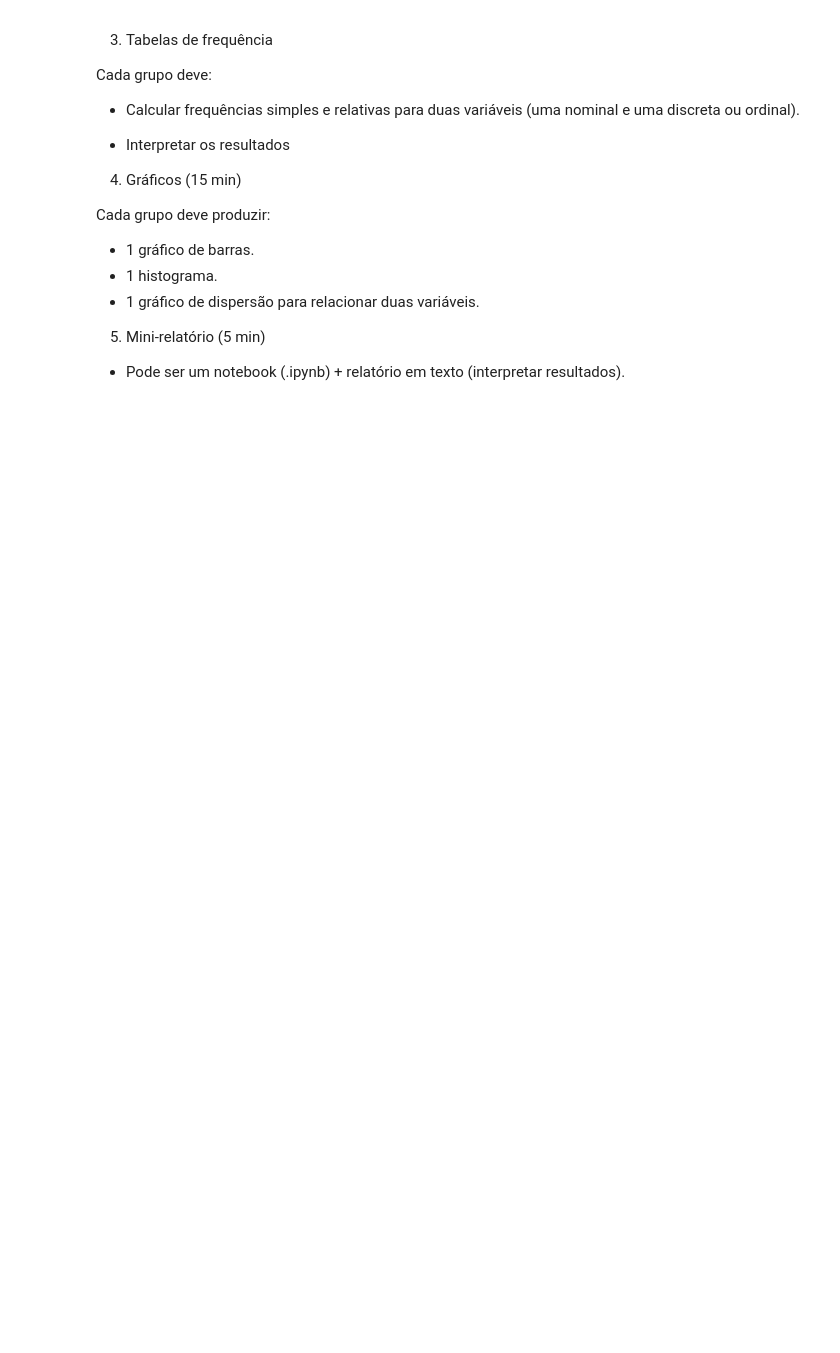
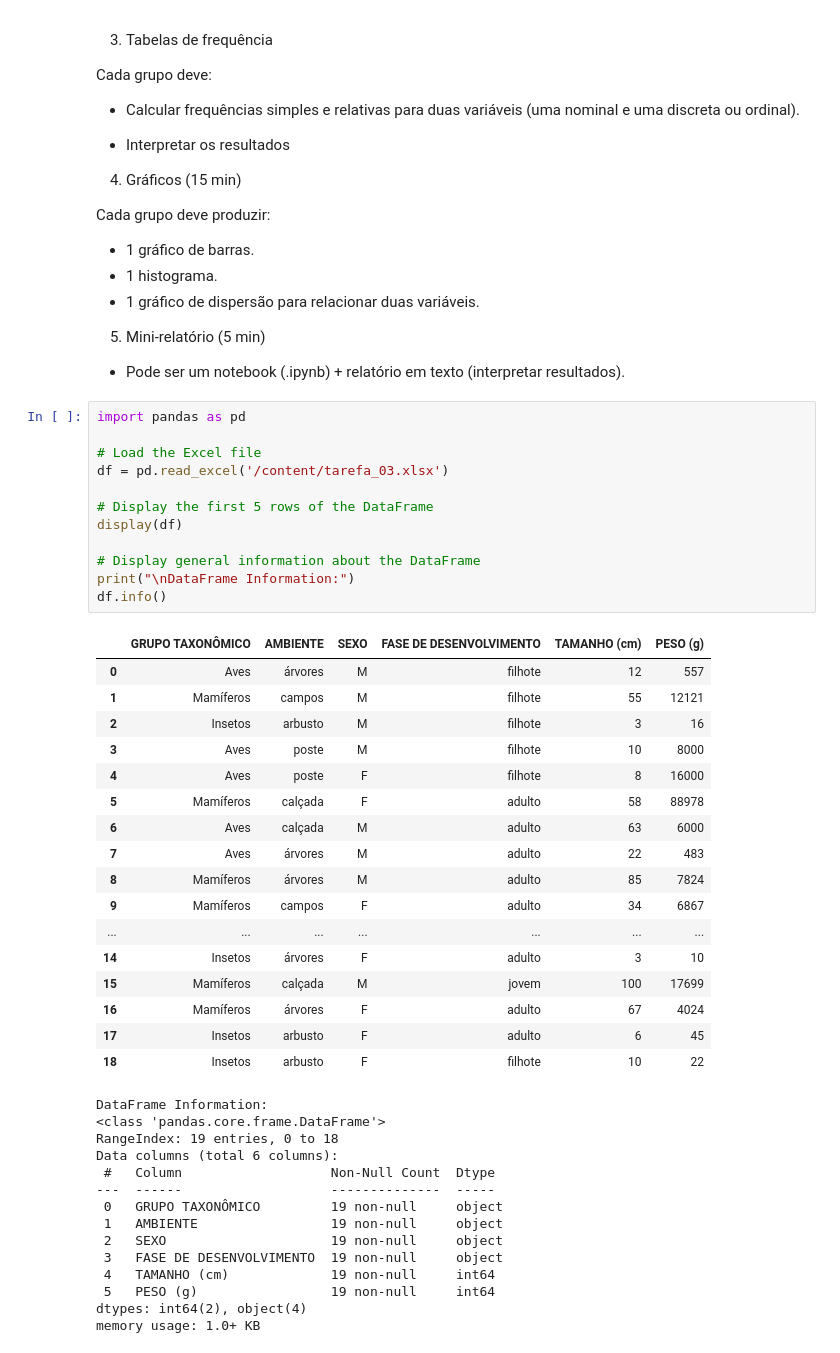
Before and after one commit to pellegreeno/Bioestat-stica-2026-, a Jupyter notebook: tarefa03_.ipynb, the cells around one changed output. Saved outputs shown, nothing was run; the diff lists cells and outputs as text; blank space fills up the shorter version.

```diff
--- a/tarefa03_.ipynb
+++ b/tarefa03_.ipynb
@@ -39,3 +37,47 @@ Cada grupo deve produzir:
 5.	Mini-relatório (5 min)
 
 - Pode ser um notebook (.ipynb) + relatório em texto (interpretar resultados).
+# %%
+import pandas as pd
+
+# Load the Excel file
+df = pd.read_excel('/content/tarefa_03.xlsx')
+
+# Display the first 5 rows of the DataFrame
+display(df)
+
+# Display general information about the DataFrame
+print("\nDataFrame Information:")
+df.info()
+# %% [output]
+|  | GRUPO TAXONÔMICO | AMBIENTE | SEXO | FASE DE DESENVOLVIMENTO | TAMANHO (cm) | PESO (g) |
+| 0 | Aves | árvores | M | filhote | 12 | 557 |
+| 1 | Mamíferos | campos | M | filhote | 55 | 12121 |
+| 2 | Insetos | arbusto | M | filhote | 3 | 16 |
+| 3 | Aves | poste | M | filhote | 10 | 8000 |
+| 4 | Aves | poste | F | filhote | 8 | 16000 |
+| 5 | Mamíferos | calçada | F | adulto | 58 | 88978 |
+| 6 | Aves | calçada | M | adulto | 63 | 6000 |
+| 7 | Aves | árvores | M | adulto | 22 | 483 |
+| 8 | Mamíferos | árvores | M | adulto | 85 | 7824 |
+| 9 | Mamíferos | campos | F | adulto | 34 | 6867 |
+| ... | ... | ... | ... | ... | ... | ... |
+| 14 | Insetos | árvores | F | adulto | 3 | 10 |
+| 15 | Mamíferos | calçada | M | jovem | 100 | 17699 |
+| 16 | Mamíferos | árvores | F | adulto | 67 | 4024 |
+| 17 | Insetos | arbusto | F | adulto | 6 | 45 |
+| 18 | Insetos | arbusto | F | filhote | 10 | 22 |
+DataFrame Information:
+<class 'pandas.core.frame.DataFrame'>
+RangeIndex: 19 entries, 0 to 18
+Data columns (total 6 columns):
+ #   Column                   Non-Null Count  Dtype
+---  ------                   --------------  -----
+ 0   GRUPO TAXONÔMICO         19 non-null     object
+ 1   AMBIENTE                 19 non-null     object
+ 2   SEXO                     19 non-null     object
+ 3   FASE DE DESENVOLVIMENTO  19 non-null     object
+ 4   TAMANHO (cm)             19 non-null     int64
+ 5   PESO (g)                 19 non-null     int64
+dtypes: int64(2), object(4)
+memory usage: 1.0+ KB
```
Also changed, not shown: parts of 10 cells of this notebook.
